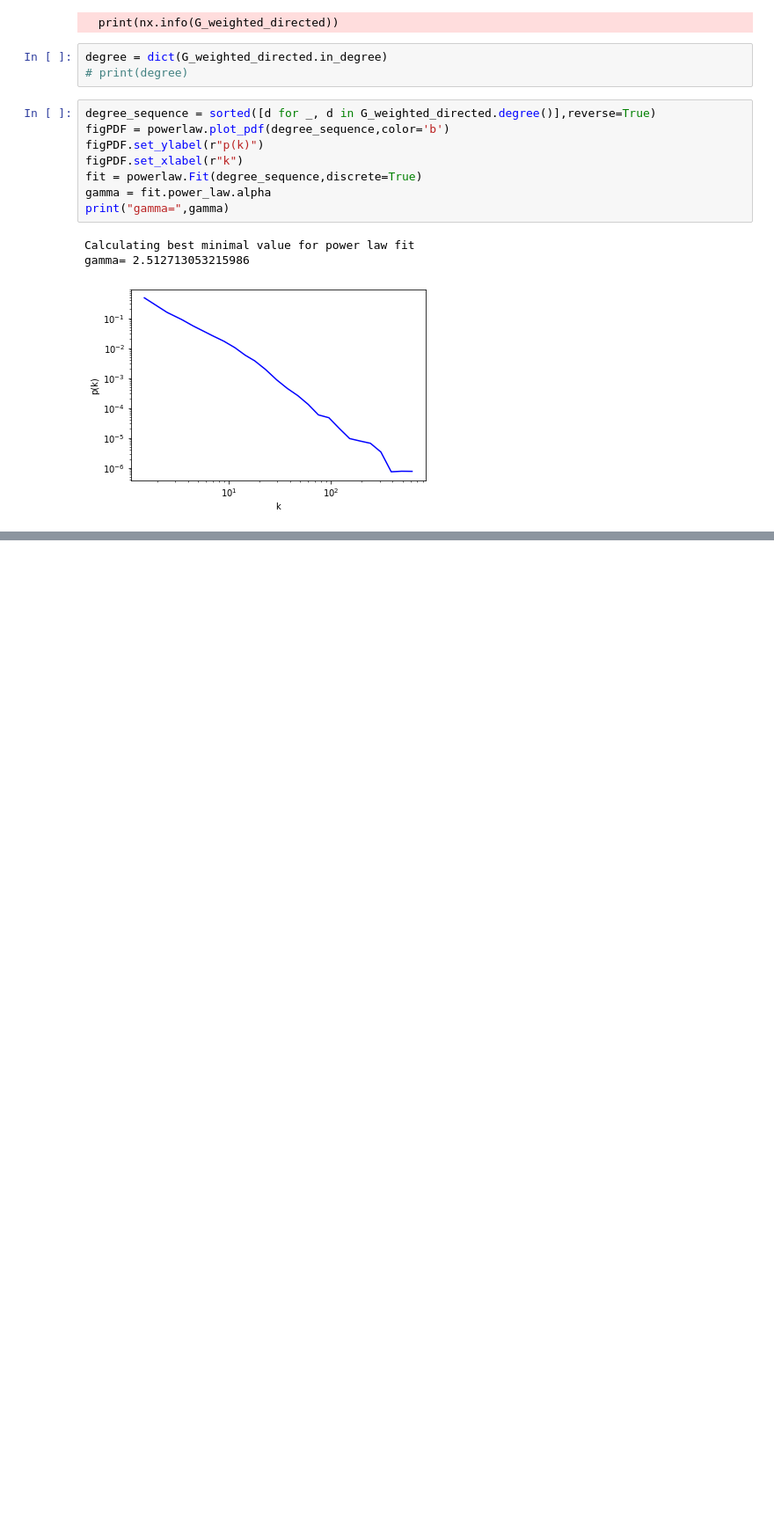
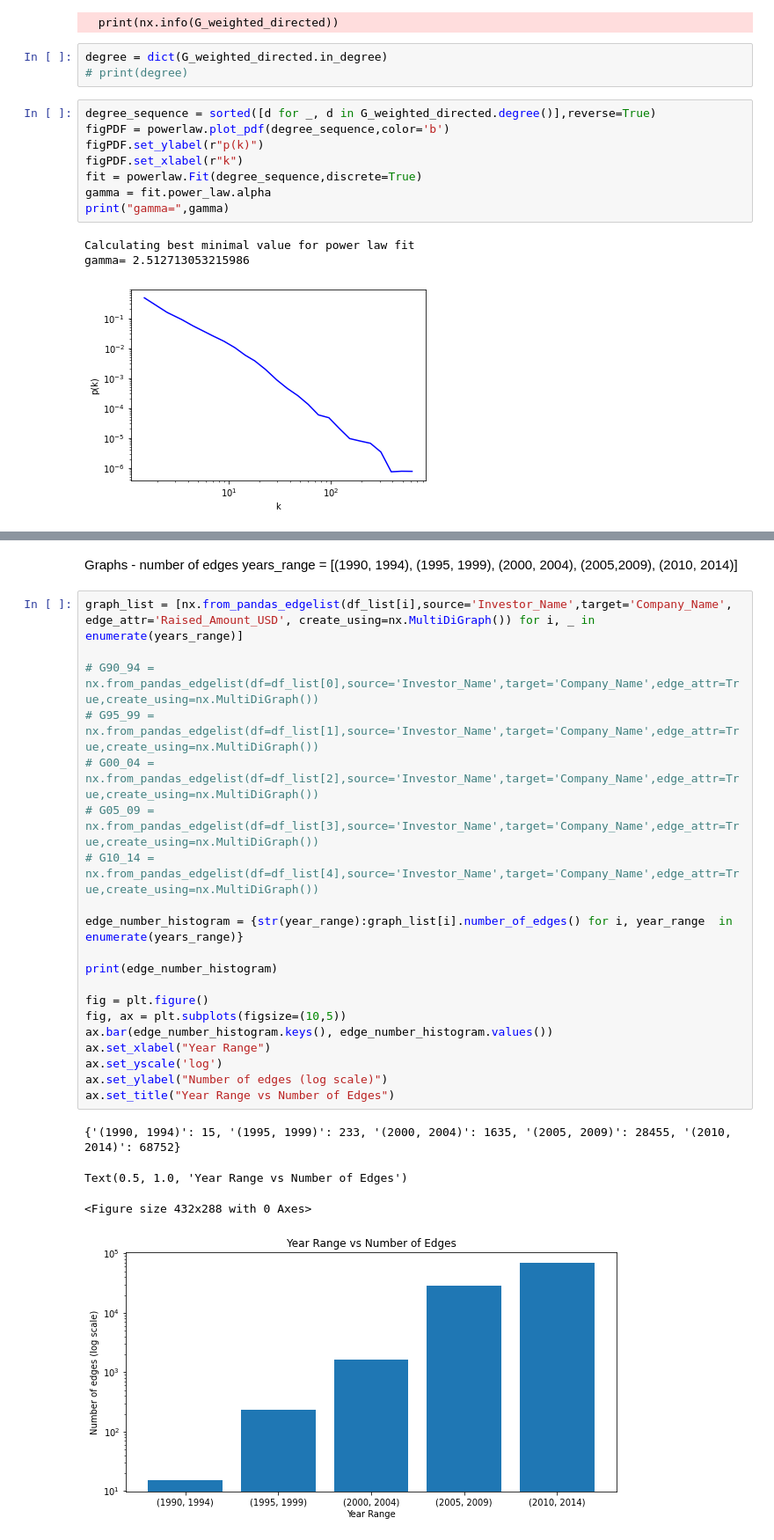
Before and after one commit to omeryefet/Complex_Networks, a Jupyter notebook: Project2022.ipynb, the cells around one changed output, grey strips where cells are left out. Shown at 88% size. Saved outputs shown, nothing was run; the diff lists cells and outputs as text; blank space fills up the shorter version.

```diff
--- a/Project2022.ipynb
+++ b/Project2022.ipynb
@@ -131,0 +132,28 @@ plt.show()
+# %% [markdown]
+Graphs - number of edges
+years_range = [(1990, 1994), (1995, 1999), (2000, 2004), (2005,2009), (2010, 2014)]
+# %%
+graph_list = [nx.from_pandas_edgelist(df_list[i],source='Investor_Name',target='Company_Name', edge_attr='Raised_Amount_USD', create_using=nx.MultiDiGraph()) for i, _ in enumerate(years_range)]
+
+# G90_94 = nx.from_pandas_edgelist(df=df_list[0],source='Investor_Name',target='Company_Name',edge_attr=True,create_using=nx.MultiDiGraph())
+# G95_99 = nx.from_pandas_edgelist(df=df_list[1],source='Investor_Name',target='Company_Name',edge_attr=True,create_using=nx.MultiDiGraph())
+# G00_04 = nx.from_pandas_edgelist(df=df_list[2],source='Investor_Name',target='Company_Name',edge_attr=True,create_using=nx.MultiDiGraph())
+# G05_09 = nx.from_pandas_edgelist(df=df_list[3],source='Investor_Name',target='Company_Name',edge_attr=True,create_using=nx.MultiDiGraph())
+# G10_14 = nx.from_pandas_edgelist(df=df_list[4],source='Investor_Name',target='Company_Name',edge_attr=True,create_using=nx.MultiDiGraph())
+
+edge_number_histogram = {str(year_range):graph_list[i].number_of_edges() for i, year_range  in enumerate(years_range)}
+
+print(edge_number_histogram)
+
+fig = plt.figure()
+fig, ax = plt.subplots(figsize=(10,5))
+ax.bar(edge_number_histogram.keys(), edge_number_histogram.values())
+ax.set_xlabel("Year Range")
+ax.set_yscale('log')
+ax.set_ylabel("Number of edges (log scale)")
+ax.set_title("Year Range vs Number of Edges")
+# %% [output]
+{'(1990, 1994)': 15, '(1995, 1999)': 233, '(2000, 2004)': 1635, '(2005, 2009)': 28455, '(2010, 2014)': 68752}
+Text(0.5, 1.0, 'Year Range vs Number of Edges')
+<Figure size 432x288 with 0 Axes>
+[figure, added]
```
Also changed, not shown: parts of 5 cells of this notebook, 1 other file.
